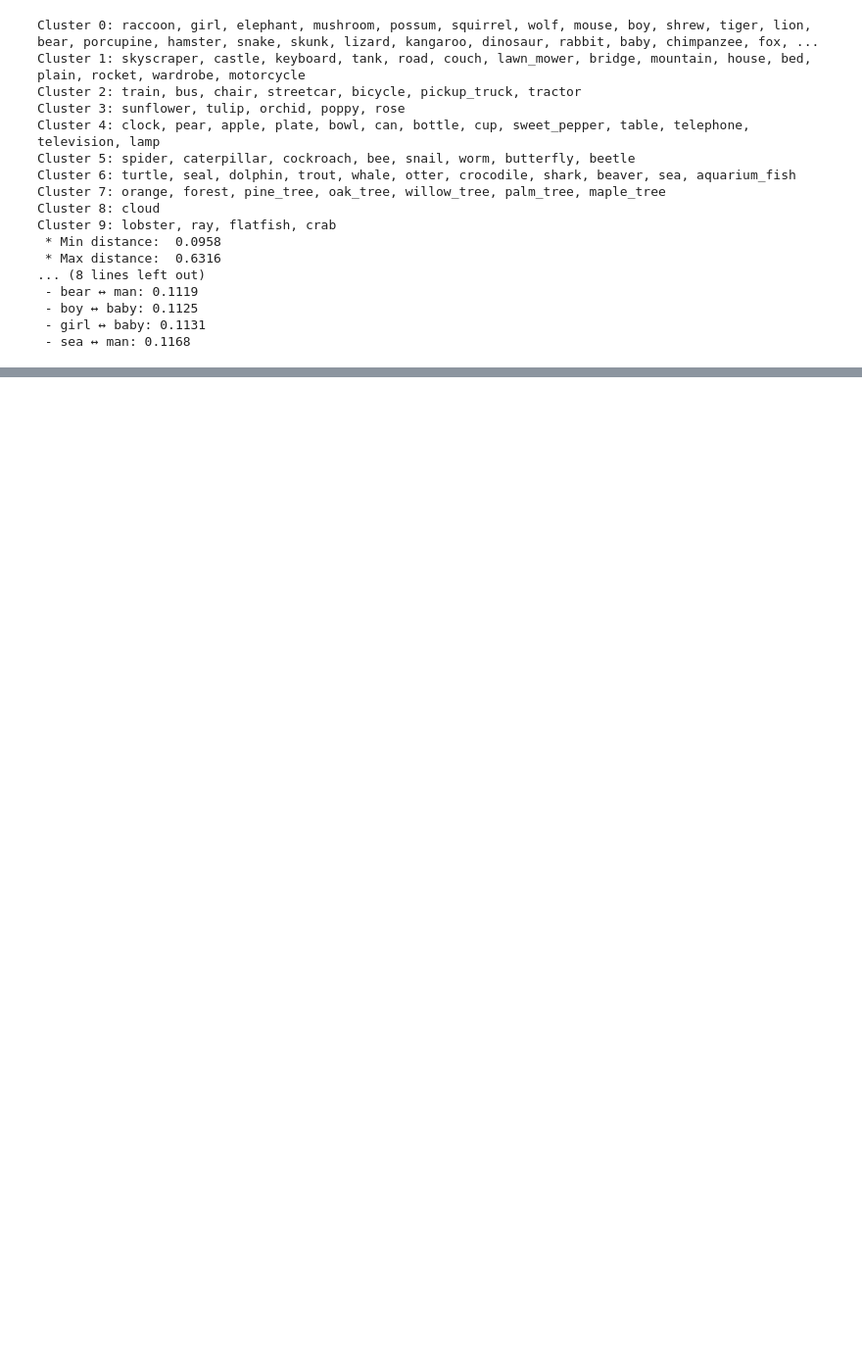
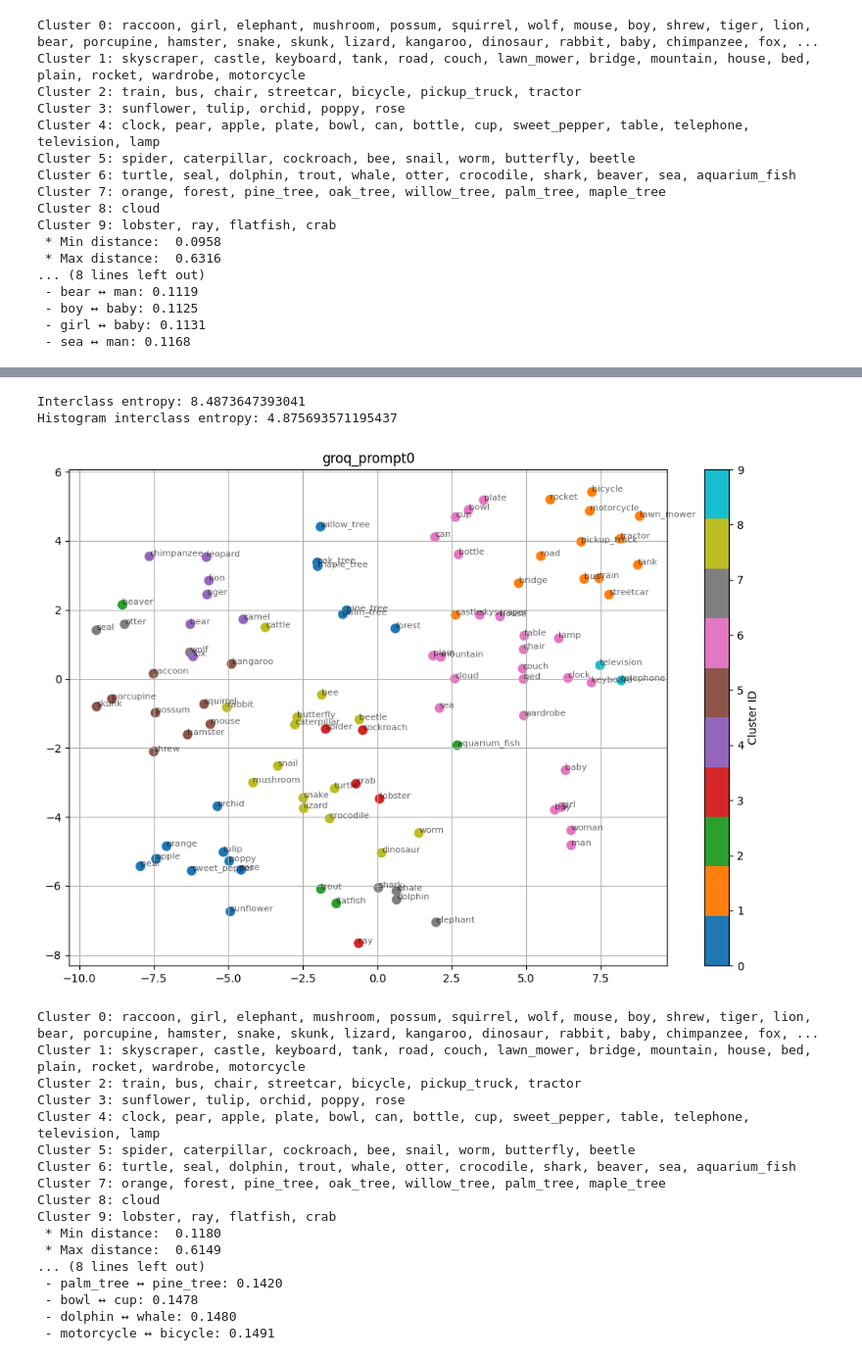
Before and after one commit to jdieguvi15/TFM-SemFew, a Jupyter notebook: visualize_semantics.ipynb, the cells around one changed output, grey strips where cells are left out. Shown at 98% size. Cells and saved outputs as stored; diff of their text form; code cells hidden in the pictures; blank space fills up the shorter version.

```diff
--- a/visualize_semantics.ipynb
+++ b/visualize_semantics.ipynb
@@ -552,0 +553,23 @@ Cluster 9: lobster, ray, flatfish, crab
+# %%
+study_from_file("groq_prompt0.json", "groq_prompt0")
+# %% [output]
+Interclass entropy: 8.4873647393041
+Histogram interclass entropy: 4.875693571195437
+[figure, added]
+Cluster 0: raccoon, girl, elephant, mushroom, possum, squirrel, wolf, mouse, boy, shrew, tiger, lion, bear, porcupine, hamster, snake, skunk, lizard, kangaroo, dinosaur, rabbit, baby, chimpanzee, fox, ...
+Cluster 1: skyscraper, castle, keyboard, tank, road, couch, lawn_mower, bridge, mountain, house, bed, plain, rocket, wardrobe, motorcycle
+Cluster 2: train, bus, chair, streetcar, bicycle, pickup_truck, tractor
+Cluster 3: sunflower, tulip, orchid, poppy, rose
+Cluster 4: clock, pear, apple, plate, bowl, can, bottle, cup, sweet_pepper, table, telephone, television, lamp
+Cluster 5: spider, caterpillar, cockroach, bee, snail, worm, butterfly, beetle
+Cluster 6: turtle, seal, dolphin, trout, whale, otter, crocodile, shark, beaver, sea, aquarium_fish
+Cluster 7: orange, forest, pine_tree, oak_tree, willow_tree, palm_tree, maple_tree
+Cluster 8: cloud
+Cluster 9: lobster, ray, flatfish, crab
+ * Min distance:  0.1180
+ * Max distance:  0.6149
+... (8 lines left out)
+ - palm_tree ↔ pine_tree: 0.1420
+ - bowl ↔ cup: 0.1478
+ - dolphin ↔ whale: 0.1480
+ - motorcycle ↔ bicycle: 0.1491
```
Also changed, not shown: parts of 9 cells of this notebook, 1 other file.
